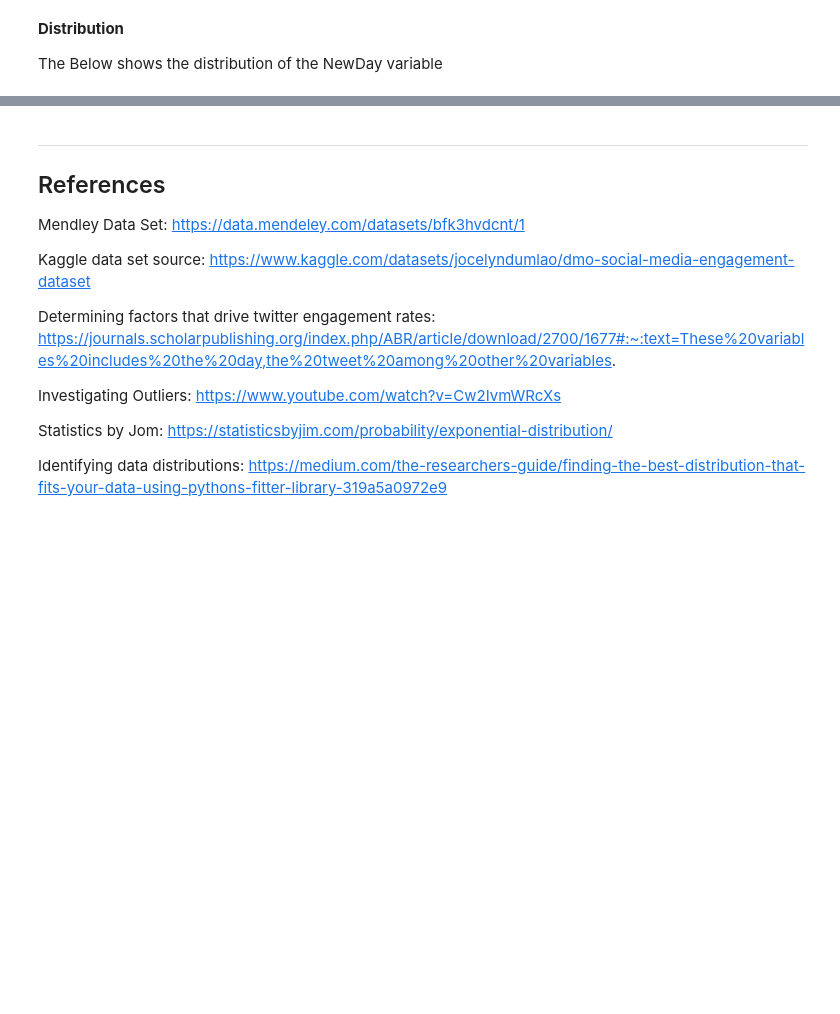
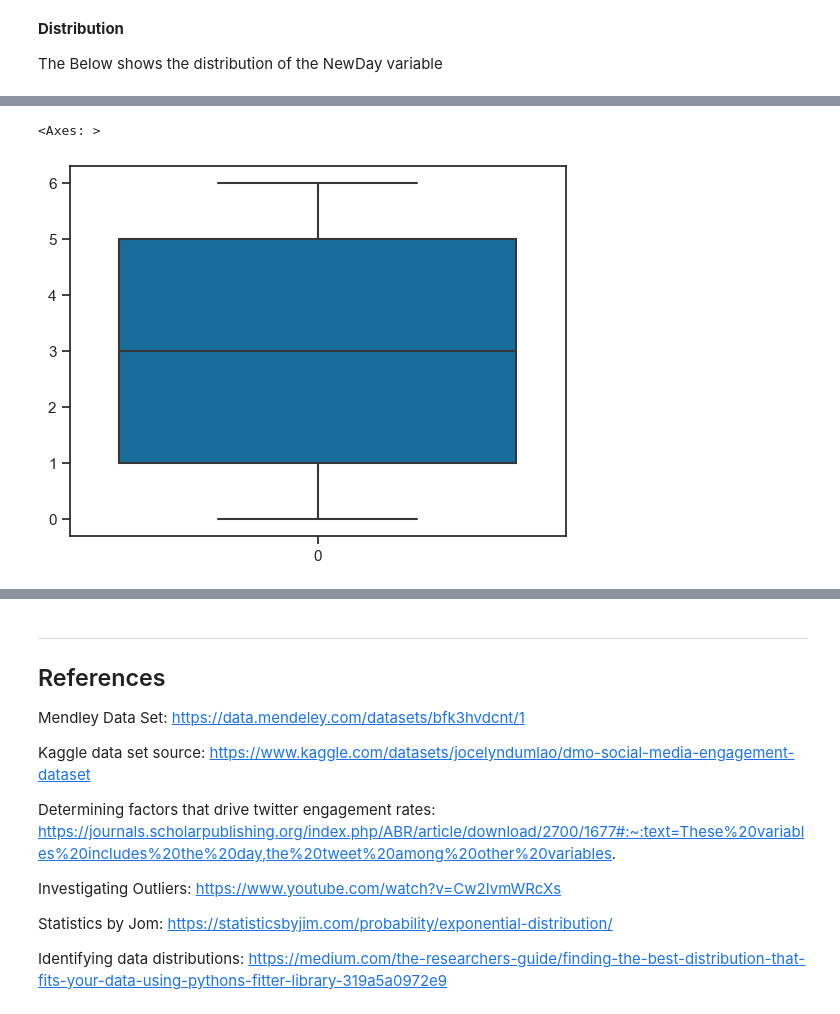
Before and after one commit to G00411301/PfDA_Project1, a Jupyter notebook: project1.ipynb, the cells around one changed output, grey strips where cells are left out. Cells and saved outputs as stored; diff of their text form; code cells hidden in the pictures; blank space fills up the shorter version.

```diff
--- a/project1.ipynb
+++ b/project1.ipynb
@@ -552,3 +606,6 @@ The Below shows the distribution of the NewDay variable
 # %%
 #generate box plot to illustrate outliers
-#sns.boxplot(df['NewDay'])
+sns.boxplot(df['NewDay'])
+# %% [output]
+<Axes: >
+[figure, added]
```
Also changed, not shown: parts of 22 cells of this notebook.
